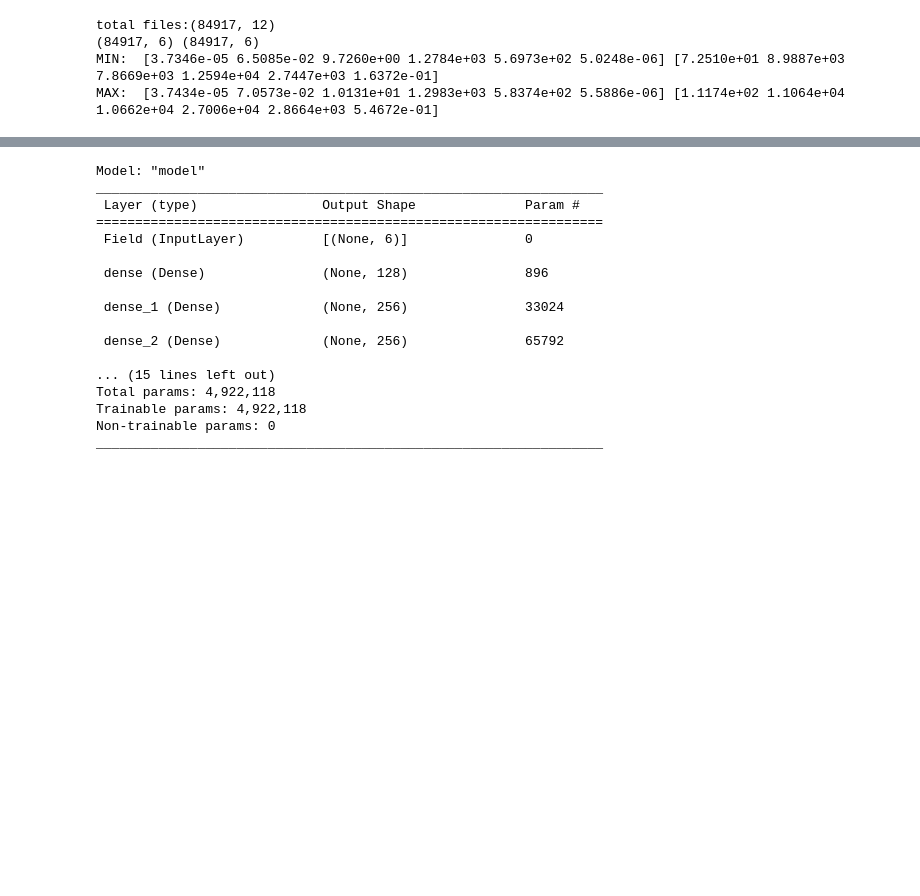
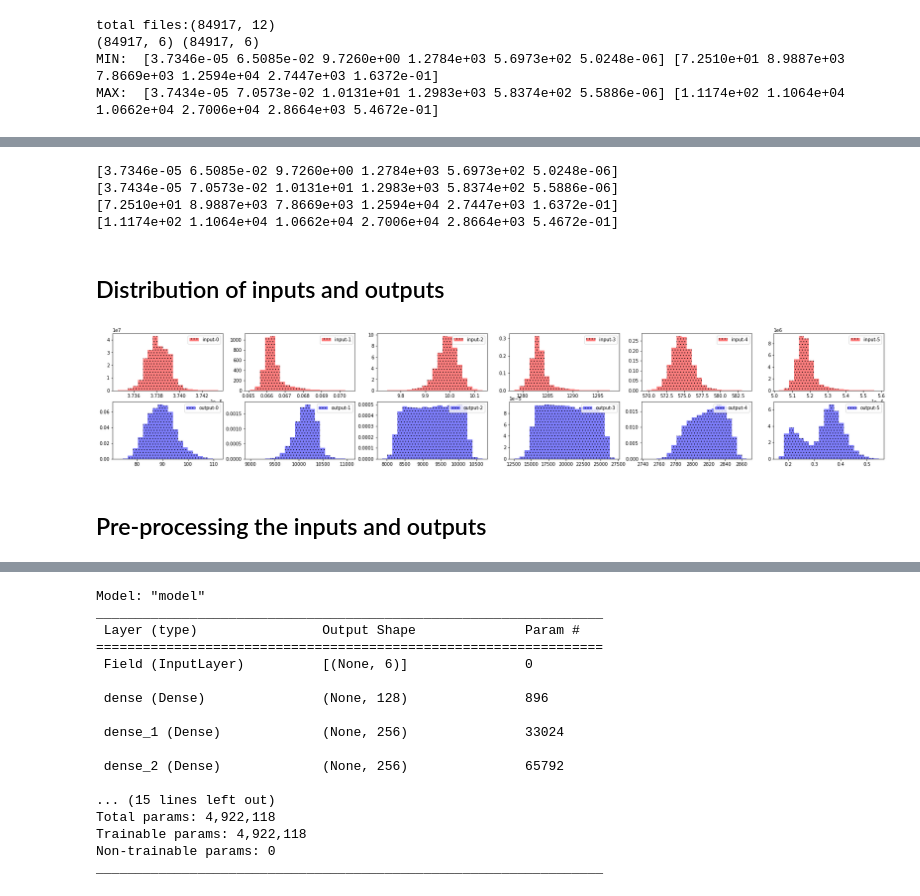
Before and after one commit to nesar/DeepHyperSwing, a Jupyter notebook: Flame/nn.ipynb, the cells around one changed output, grey strips where cells are left out. Saved outputs shown, nothing was run; the diff lists cells and outputs as text; code cells hidden in the pictures; blank space fills up the shorter version.

```diff
--- a/Flame/nn.ipynb
+++ b/Flame/nn.ipynb
@@ -80,3 +116,27 @@ from sklearn.pipeline import Pipeline
+# %%
+print(X.min(axis=0))
+print(X.max(axis=0))
+print(y.min(axis=0))
+print(y.max(axis=0))
+# %% [output]
+[3.7346e-05 6.5085e-02 9.7260e+00 1.2784e+03 5.6973e+02 5.0248e-06]
+[3.7434e-05 7.0573e-02 1.0131e+01 1.2983e+03 5.8374e+02 5.5886e-06]
+[7.2510e+01 8.9887e+03 7.8669e+03 1.2594e+04 2.7447e+03 1.6372e-01]
+[1.1174e+02 1.1064e+04 1.0662e+04 2.7006e+04 2.8664e+03 5.4672e-01]
+# %% [markdown]
+## Distribution of inputs and outputs
+# %%
+f, a = plt.subplots(2, train_X.shape[1], figsize=(train_X.shape[1]*5, 5))
+
+for op in range(train_X.shape[1]):
+    a[0, op].hist(X[:, op], bins=20, histtype='stepfilled', color='red', hatch='..', label='input-%d'%op, alpha=0.5, density=True);
+    a[1, op].hist(y[:, op], bins=20, histtype='stepfilled', color='blue', hatch='..', label='output-%d'%op, alpha=0.5, density=True);
+    a[0, op].legend()
+    a[1, op].legend()
+# %% [output]
+[figure, added]
+# %% [markdown]
+## Pre-processing the inputs and outputs
 # %%
 preprocessor_input = Pipeline([('stdscaler', StandardScaler()), ('minmax', MinMaxScaler(feature_range=(0, 1)))])
 preprocessor_input.fit(train_X)
```
Also changed, not shown: parts of 35 cells of this notebook.
